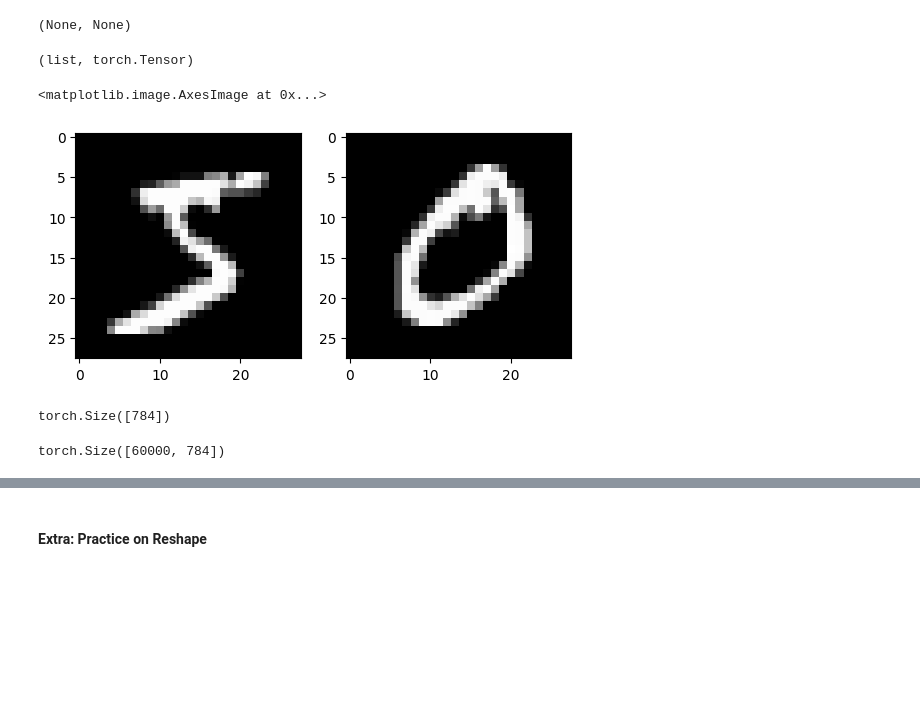
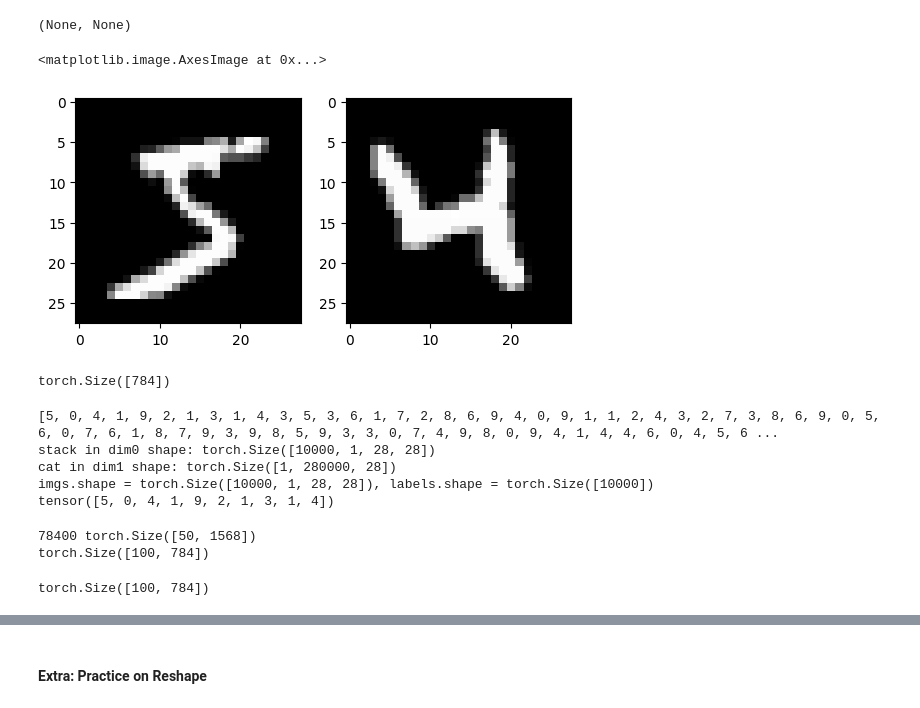
Before and after one commit to jdasam/mas1004, a Jupyter notebook: live_coding/4_MNIST_classification.ipynb, the cells around one changed output, grey strips where cells are left out. Drawn from its saved outputs; the diff is of its cells as text; code cells hidden in the pictures; blank space fills up the shorter version.

```diff
--- a/live_coding/4_MNIST_classification.ipynb
+++ b/live_coding/4_MNIST_classification.ipynb
@@ -61,31 +61,73 @@ print(img.shape), print(label)
 torch.Size([1, 28, 28])
 5
 (None, None)
-# %%
-# imgs is a list of tensor
-type(imgs), type(imgs[0])
-# we want to convert a list of tensor to a single tensor
-# %% [output]
-(list, torch.Tensor)
 # %%
 plt.subplot(1, 2, 1) # use 1 row, 2 column, and use 1st place
 plt.imshow(img.squeeze())
 plt.subplot(1,2,2)
-plt.imshow(train_data[1][0].squeeze())
+plt.imshow(train_data[20][0].squeeze())
 # %% [output]
 <matplotlib.image.AxesImage at 0x...>
-[figure, old version]
+[figure, new version]
 # %%
 flattened_img = img.reshape(28 * 28)
 flattened_img = img.reshape(-1)
 flattened_img.shape
 # %% [output]
 torch.Size([784])
-# %%
-# flatten that img tensor so that each datasample has 784 numbers
-
-# data_tensor = out.reshape(1000, 784)
-data_tensor = out.reshape(-1, 784)
-data_tensor.shape
-# %% [output]
-torch.Size([60000, 784])
+# %%
+# let's try to make a batch
+# idx = 0
+
+imgs = []
+labels = []
+
+for idx in range(10000):
+  img, label = train_data[idx]
+  # print(img.shape, label)
+  imgs.append(img)
+  labels.append(label)
+print(labels)
+# use torch.stack to convert list of tensors to a single tensor with new dimesion
+
+stack_result = torch.stack(imgs, dim=0)
+print(f"stack in dim0 shape: {stack_result.shape}")
+
+cat_result = torch.cat(imgs, dim=1)
+print(f"cat in dim1 shape: {cat_result.shape}")
+
+imgs = torch.stack(imgs, dim=0)
+labels = torch.tensor(labels)
+
+print(f"imgs.shape = {imgs.shape}, labels.shape = {labels.shape}")
+print(labels[:10])
+# %% [output]
+[5, 0, 4, 1, 9, 2, 1, 3, 1, 4, 3, 5, 3, 6, 1, 7, 2, 8, 6, 9, 4, 0, 9, 1, 1, 2, 4, 3, 2, 7, 3, 8, 6, 9, 0, 5, 6, 0, 7, 6, 1, 8, 7, 9, 3, 9, 8, 5, 9, 3, 3, 0, 7, 4, 9, 8, 0, 9, 4, 1, 4, 4, 6, 0, 4, 5, 6 ...
+stack in dim0 shape: torch.Size([10000, 1, 28, 28])
+cat in dim1 shape: torch.Size([1, 280000, 28])
+imgs.shape = torch.Size([10000, 1, 28, 28]), labels.shape = torch.Size([10000])
+tensor([5, 0, 4, 1, 9, 2, 1, 3, 1, 4])
+# %%
+# flatten that img tensor so that each datasample has 784 numbers
+
+# imgs.shape = [100, 1, 28, 28]
+# -> [100, 784]: 100 samples, and each of sample is 784-dim vector
+
+# using reshape
+reshaped_imgs = imgs.reshape(100, 784)
+reshaped_imgs = imgs.reshape(100, -1)
+reshaped_imgs = imgs.reshape(50, -1) # what would be the shape of this?
+print(imgs.numel(), reshaped_imgs.shape)
+# reshape has to preserve number of elements in the tensor
+
+reshaped_imgs = imgs.reshape(78400).reshape(100, -1) # Reshape is trying to flatten everything and arange tensor again
+
+flattend_imgs = imgs.flatten(start_dim=1)
+print(flattend_imgs.shape)
+# %% [output]
+78400 torch.Size([50, 1568])
+torch.Size([100, 784])
+# %%
+flattend_imgs.shape
+# %% [output]
+torch.Size([100, 784])
```
Also changed, not shown: parts of 2 cells of this notebook.
